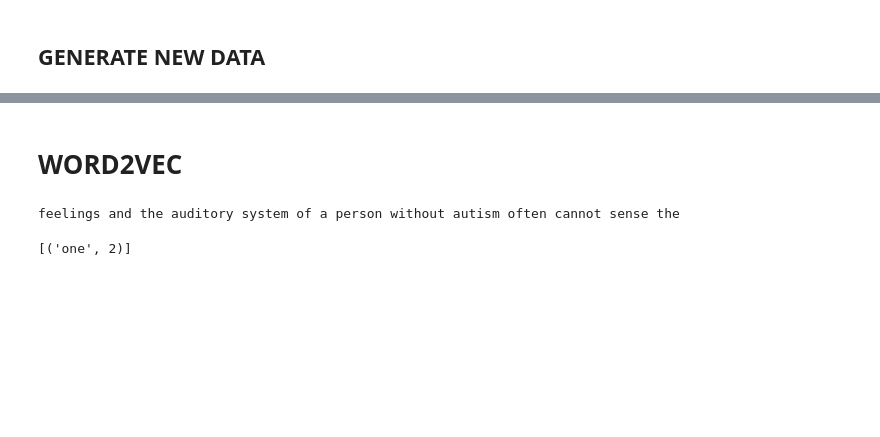
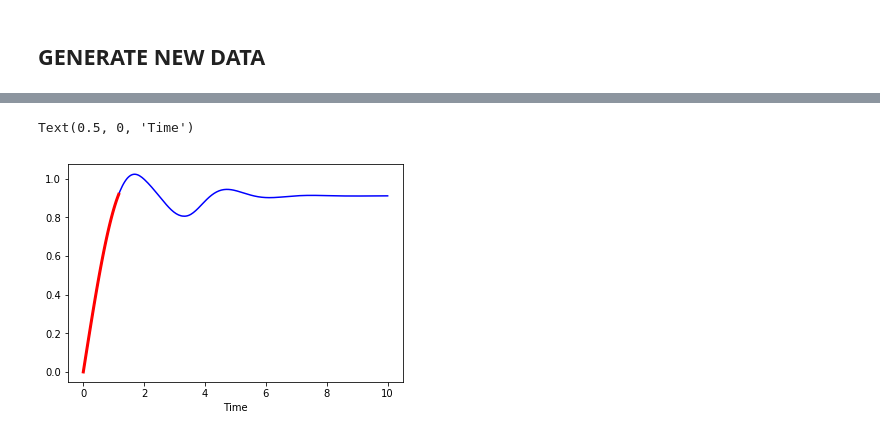
Before and after one commit to Przemoo16/TensorFlow-Basics, a Jupyter notebook: 4. Recurrent/Recurrent Network.ipynb, the cells around one changed output, grey strips where cells are left out. Cells and saved outputs as stored; diff of their text form; code cells hidden in the pictures; blank space fills up the shorter version.

```diff
--- a/4. Recurrent/Recurrent Network.ipynb
+++ b/4. Recurrent/Recurrent Network.ipynb
@@ -263,17 +270,16 @@ plt.ylabel("Value")
 # %%
-with tf.Session() as sess:
-    saver.restore(sess, "./rnn_time_series_model")
-    # SEED WITH Training Instance
-    training_instance = list(ts_data.y_true[:30])
-    for iteration in range(len(ts_data.x_data) -num_time_steps):
-        X_batch = np.array(
-            training_instance[-num_time_steps:]).reshape(1, num_time_steps, 1)
-        y_pred = sess.run(outputs, feed_dict={X: X_batch})
-        training_instance.append(y_pred[0, -1, 0])
+# SEED WITH Training Instance
+training_instance = list(ts_data.y_true[:30])
+for iteration in range(len(ts_data.x_data) -num_time_steps):
+    X_batch = np.array(
+        training_instance[-num_time_steps:]).reshape(1, num_time_steps, 1)
+    y_pred = sess.run(outputs, feed_dict={X: X_batch})
+    training_instance.append(y_pred[0, -1, 0])
 
 plt.plot(ts_data.x_data, training_instance, "b-")
 plt.plot(ts_data.x_data[:num_time_steps],
          training_instance[:num_time_steps], "r-", linewidth=3)
 plt.xlabel("Time")
+# %% [output]
+Text(0.5, 0, 'Time')
+[figure, added]
-# %% [markdown]
-# WORD2VEC
@@ -291,31 +285,0 @@ import tensorflow as tf
-# %%
-data_dir = "word2vec_data/words"
-data_url = 'http://mattmahoney.net/dc/text8.zip'
-
-def fetch_words_data(url=data_url, words_data=data_dir):
-    # Make the Dir if it does not exist
-    os.makedirs(words_data, exist_ok=True)
-    # Path to zip file
-    zip_path = os.path.join(words_data, "words.zip")
-    # If the zip file isn't there, download it from the data url
-    if not os.path.exists(zip_path):
-        urllib.request.urlretrieve(url, zip_path)
-    # Now that the zip file is there, get the data from it
-    with zipfile.ZipFile(zip_path) as f:
-        data = f.read(f.namelist()[0])
-    # Return a list of all the words in the data source.
-    return data.decode("ascii").split()
-
-# Use Defaults (this make take awhile!!)
-words = fetch_words_data()
-# Random slice of words
-for w in words[9000:9014]:
-    print(w,end=' ')
-# %% [output]
-feelings and the auditory system of a person without autism often cannot sense the
-# %%
-from collections import Counter
-mylist = ["one",'one','two']
-Counter(mylist).most_common(1)
-# %% [output]
-[('one', 2)]
```
Also changed, not shown: parts of 56 cells of this notebook, 1 other file.
